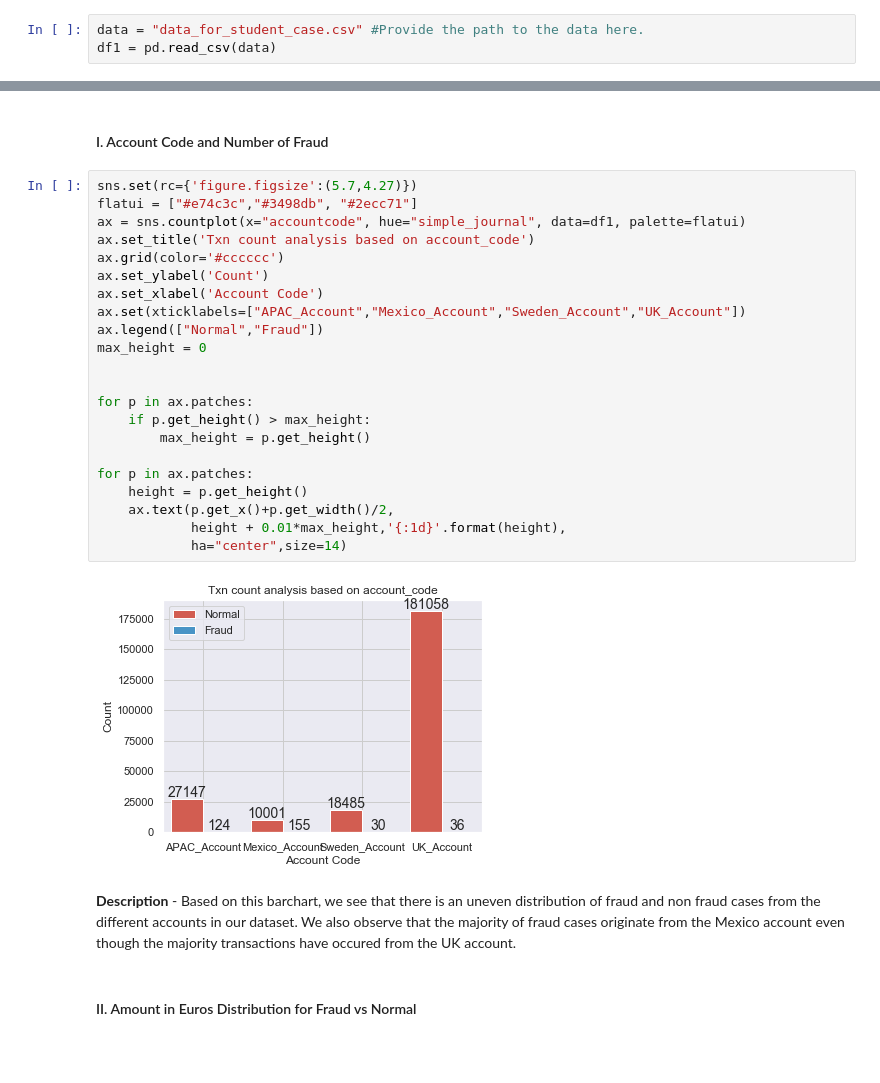
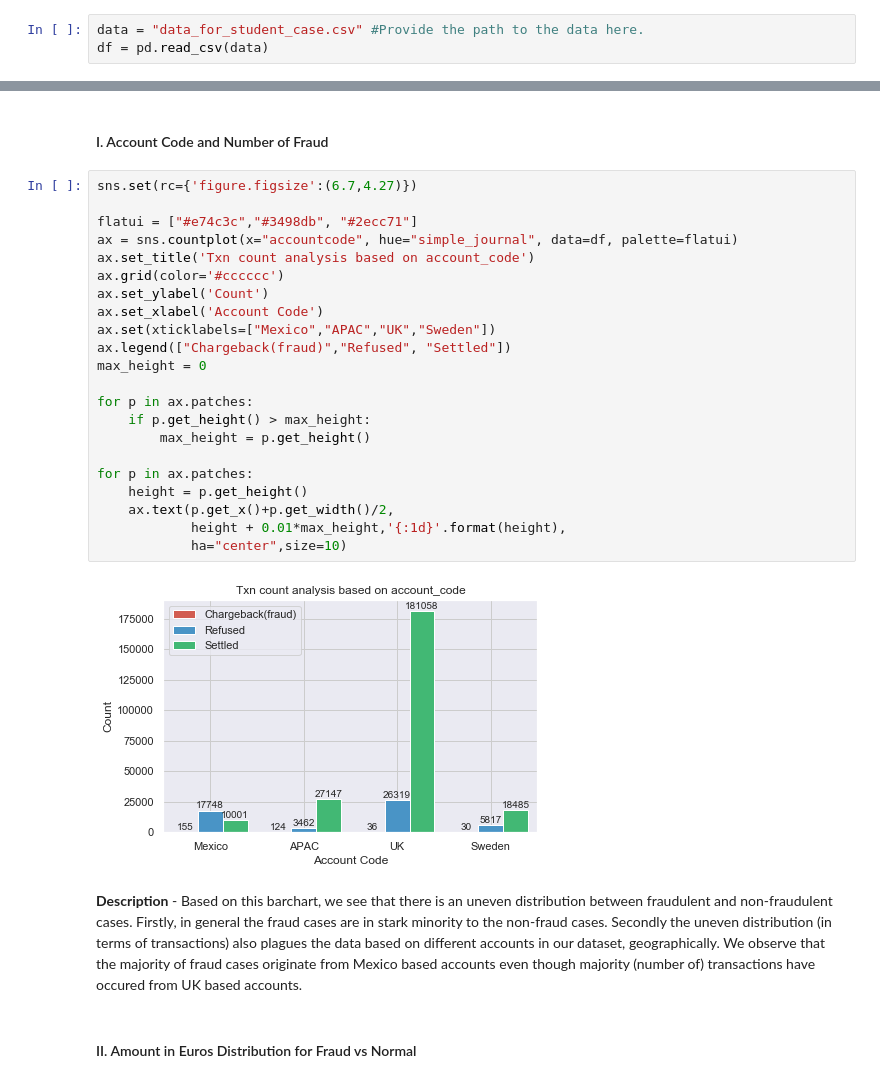
Before and after one commit to adityakunar/cda-2021, a Jupyter notebook: Assignment-1/Lab1_Master.ipynb, the cells around one changed output, grey strips where cells are left out. Cells and saved outputs as stored; diff of their text form; blank space fills up the shorter version.

```diff
--- a/Assignment-1/Lab1_Master.ipynb
+++ b/Assignment-1/Lab1_Master.ipynb
@@ -38,7 +38,7 @@ from sklearn.metrics import confusion_matrix
 ### Reading in the Data (The one provided to us in brightspace.)
 # %%
 data = "data_for_student_case.csv" #Provide the path to the data here.
-df1 = pd.read_csv(data)
+df = pd.read_csv(data)
 # %% [markdown]
 ### Preprocessing
 # %%
@@ -151,31 +153,31 @@ Number of valid transactions = 236691
 # %% [markdown]
 #### I. Account Code and Number of Fraud
 # %%
-sns.set(rc={'figure.figsize':(5.7,4.27)})
+sns.set(rc={'figure.figsize':(6.7,4.27)})
+
 flatui = ["#e74c3c","#3498db", "#2ecc71"]
-ax = sns.countplot(x="accountcode", hue="simple_journal", data=df1, palette=flatui)
+ax = sns.countplot(x="accountcode", hue="simple_journal", data=df, palette=flatui)
 ax.set_title('Txn count analysis based on account_code')
 ax.grid(color='#cccccc')
 ax.set_ylabel('Count')
 ax.set_xlabel('Account Code')
-ax.set(xticklabels=["APAC_Account","Mexico_Account","Sweden_Account","UK_Account"])
-ax.legend(["Normal","Fraud"])
+ax.set(xticklabels=["Mexico","APAC","UK","Sweden"])
+ax.legend(["Chargeback(fraud)","Refused", "Settled"])
 max_height = 0
-
 
 for p in ax.patches:
     if p.get_height() > max_height:
         max_height = p.get_height()
 
 for p in ax.patches:
     height = p.get_height()
     ax.text(p.get_x()+p.get_width()/2,
             height + 0.01*max_height,'{:1d}'.format(height),
-            ha="center",size=14)
+            ha="center",size=10)
 # %% [output]
-[figure, old version]
+[figure, new version]
 # %% [markdown]
-**Description** - Based on this barchart, we see that there is an uneven distribution of fraud and non fraud cases from the different accounts in our dataset. We also observe that the majority of fraud cases originate from the Mexico account even though the majority transactions have occured from the UK account.
+**Description** - Based on this barchart, we see that there is an uneven distribution between fraudulent and non-fraudulent cases. Firstly, in general the fraud cases are in stark minority to the non-fraud cases. Secondly the uneven distribution (in terms of transactions) also plagues the data based on different accounts in our dataset, geographically. We observe that the majority of fraud cases originate from Mexico based accounts even though majority (number of) transactions have occured from UK based accounts.
 # %% [markdown]
 #### II. Amount in Euros Distribution for Fraud vs Normal
 # %%
```
Also changed, not shown: parts of 16 cells of this notebook.
